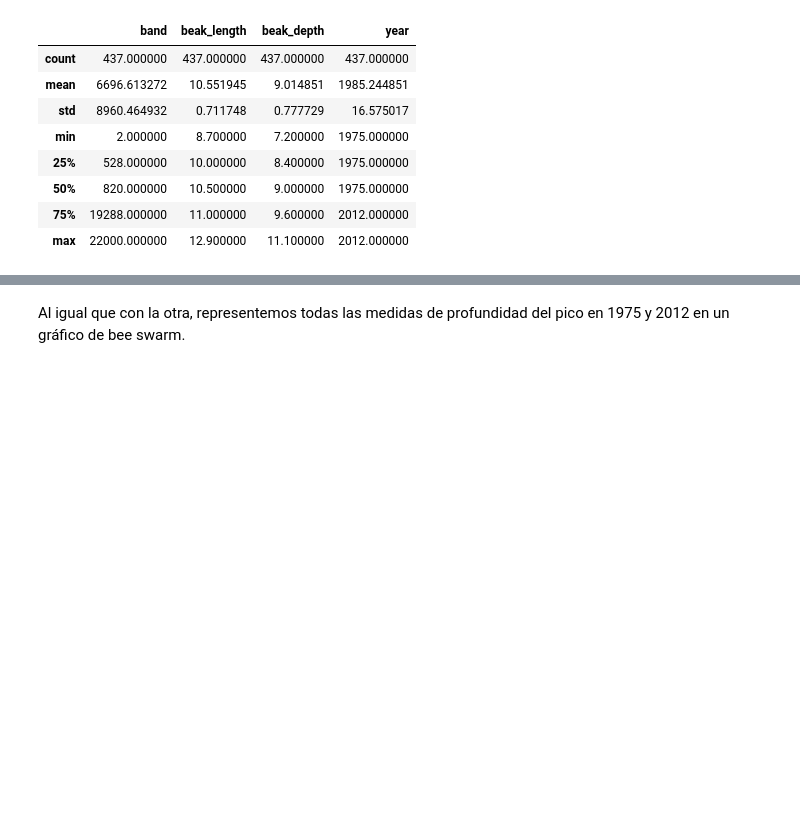
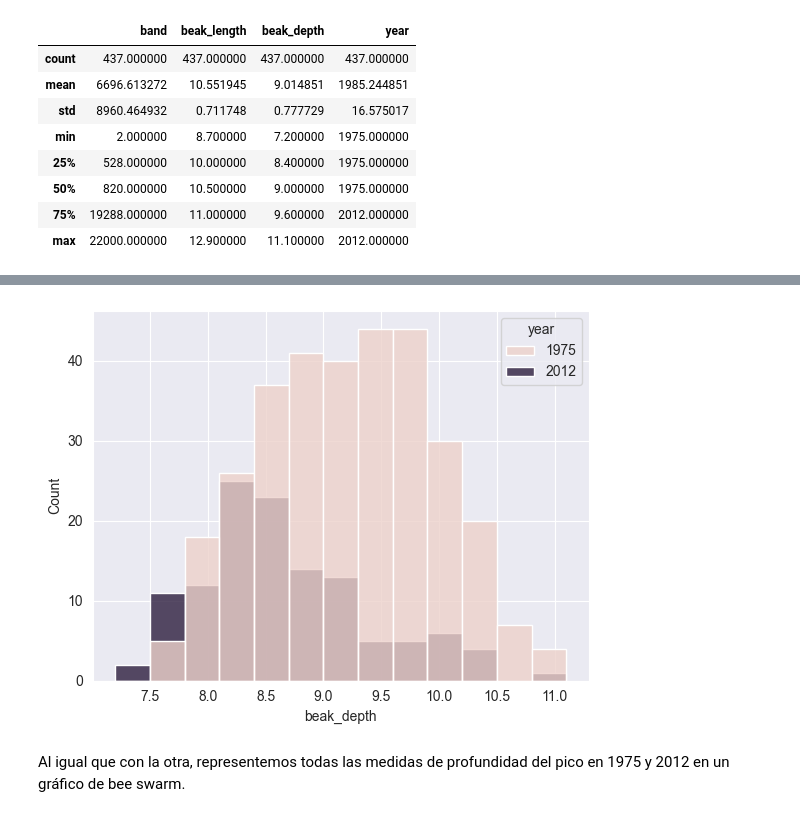
Before and after one commit to jmartingv/proyecto-probstats-mcd, a Jupyter notebook: proyecto.ipynb, the cells around one changed output, grey strips where cells are left out. Drawn from its saved outputs; the diff is of its cells as text; code cells hidden in the pictures; blank space fills up the shorter version.

```diff
--- a/proyecto.ipynb
+++ b/proyecto.ipynb
@@ -267,3 +278,12 @@ sns.histplot(x = 'beak_depth',
+# %%
+sns.histplot(x = 'beak_depth',
+             data = df_fortis_plot,
+             hue = 'year',
+             alpha = 0.8)
+
+plt.show()
+# %% [output]
+[figure, added]
 # %% [markdown]
 Al igual que con la otra, representemos todas las medidas de profundidad del pico en 1975 y 2012 en un gráfico de bee swarm.
 # %%
```
Also changed, not shown: parts of 4 cells of this notebook.
